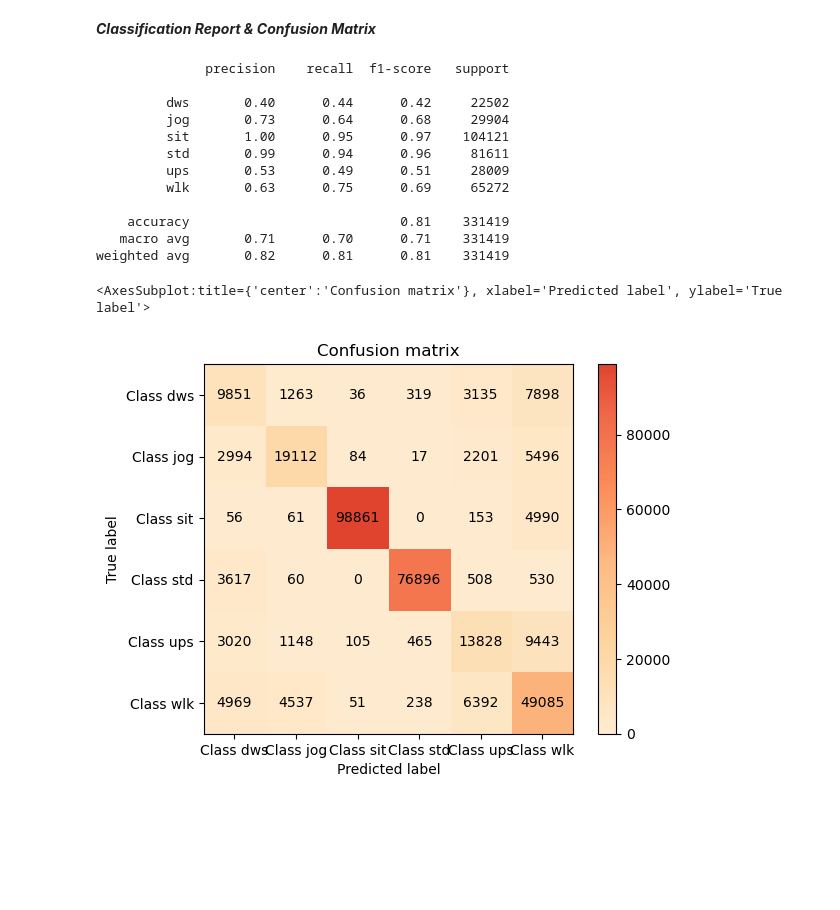
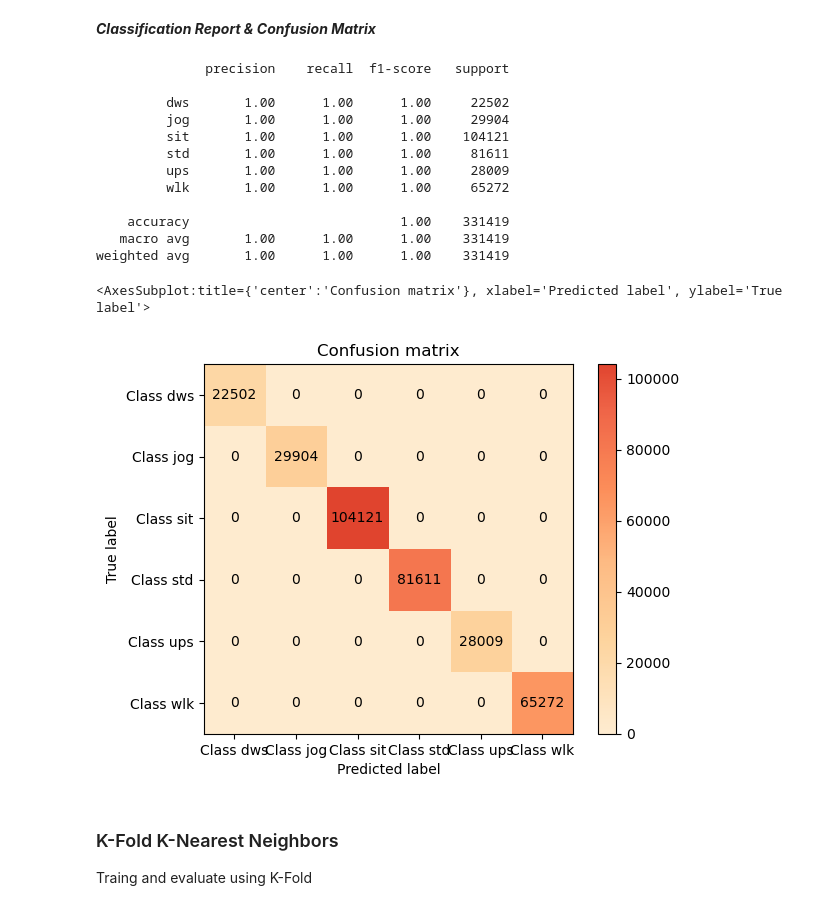
Before and after one commit to ss161185/SOEN6111_PROJECT, a Jupyter notebook: soen_project_team_28.ipynb, the cells around one changed output. Cells and saved outputs as stored; diff of their text form; code cells hidden in the pictures; blank space fills up the shorter version.

```diff
--- a/soen_project_team_28.ipynb
+++ b/soen_project_team_28.ipynb
@@ -139,13 +149,18 @@ Name: activity, dtype: int64
 # Making the cut between the long (1-9) as Training Dataset and the short trials (11-16) as Testing Dataset,
 # This ensures the evenly distribution of classes among training and testing data
 
-train_df = df[(df.trial < 10)]
-test_df = df[(df.trial > 10)]
+train_long_df = df[(df.trial < 10)]
+test_short_df = df[(df.trial > 10)]
 
 # Extracting Features and Label for Training and Testing data.
 
-X_train = train_df.iloc[:,:-3]
-y_train = train_df.activity
+X_train_long = train_long_df.iloc[:,:-3]
+y_train_long = train_long_df.activity
 
-X_test = test_df.iloc[:,:-3]
-y_test = test_df.activity
+X_test_short = test_short_df.iloc[:,:-3]
+y_test_short = test_short_df.activity
+
+plt.pie([len(train_long_df), len(test_short_df)], labels = [f"Training Dataset Count \n {len(train_long_df)}",f"Testing Dataset Count \n {len(test_short_df)}"], shadow = True)
+plt.legend(title = "Dataset split")
+plt.title('Train Test Split')
+plt.show()
@@ -285,0 +357,15 @@ KNeighborsClassifier(n_neighbors=15)
+# %%
+# k_range = list(range(1, 31))
+# weight_options = ['uniform', 'distance']
+# param_grid = dict(n_neighbors=k_range, weights=weight_options)
+
+param_grid_knn = {'n_neighbors': [13,15,17],
+              'weights': ['uniform', 'distance'],
+             }
+
+knn = KNeighborsClassifier()
+grid_search = GridSearchCV(estimator=knn, param_grid=param_grid_knn, cv=10, verbose=True)
+grid_search.fit(X_train_long, y_train_long)
+
+knn = GridSearchCV(estimator = knn, param_grid = param_grid_knn, cv=10, scoring='accuracy', return_train_score=False)
+knn.fit(X, y)
@@ -289,22 +385,26 @@ KNeighborsClassifier(n_neighbors=15)
 ***Classification Report & Confusion Matrix***
 # %%
 # Prediciting labels for testing data
-y_pred = knn.predict(X_test)
+y_pred = knn.predict(X_test_short)
 # %%
-print(classification_report(y_test, y_pred))g
-plot.confusion_matrix(y_test, y_pred)
+print(classification_report(y_test_short, y_pred))
+plot.confusion_matrix(y_test_short, y_pred)
 # %% [output]
               precision    recall  f1-score   support
 
-         dws       0.40      0.44      0.42     22502
-         jog       0.73      0.64      0.68     29904
-         sit       1.00      0.95      0.97    104121
-         std       0.99      0.94      0.96     81611
-         ups       0.53      0.49      0.51     28009
-         wlk       0.63      0.75      0.69     65272
+         dws       1.00      1.00      1.00     22502
+         jog       1.00      1.00      1.00     29904
+         sit       1.00      1.00      1.00    104121
+         std       1.00      1.00      1.00     81611
+         ups       1.00      1.00      1.00     28009
+         wlk       1.00      1.00      1.00     65272
 
-    accuracy                           0.81    331419
-   macro avg       0.71      0.70      0.71    331419
-weighted avg       0.82      0.81      0.81    331419
+    accuracy                           1.00    331419
+   macro avg       1.00      1.00      1.00    331419
+weighted avg       1.00      1.00      1.00    331419
 <AxesSubplot:title={'center':'Confusion matrix'}, xlabel='Predicted label', ylabel='True label'>
-[figure, old version]
+[figure, new version]
+# %% [markdown]
+### K-Fold K-Nearest Neighbors
+
+Traing and evaluate using K-Fold
```
Also changed, not shown: parts of 35 cells of this notebook.
